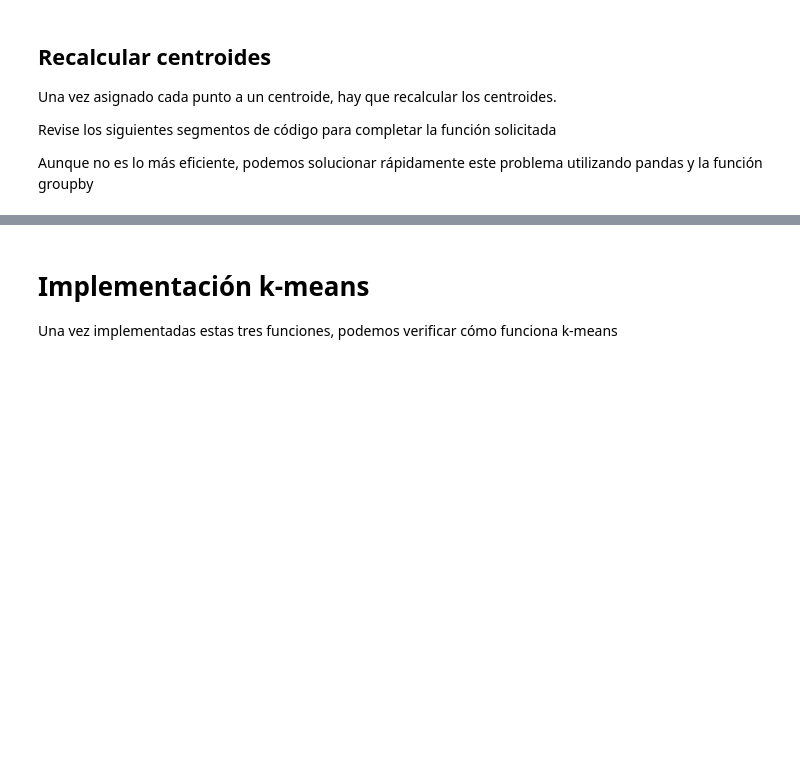
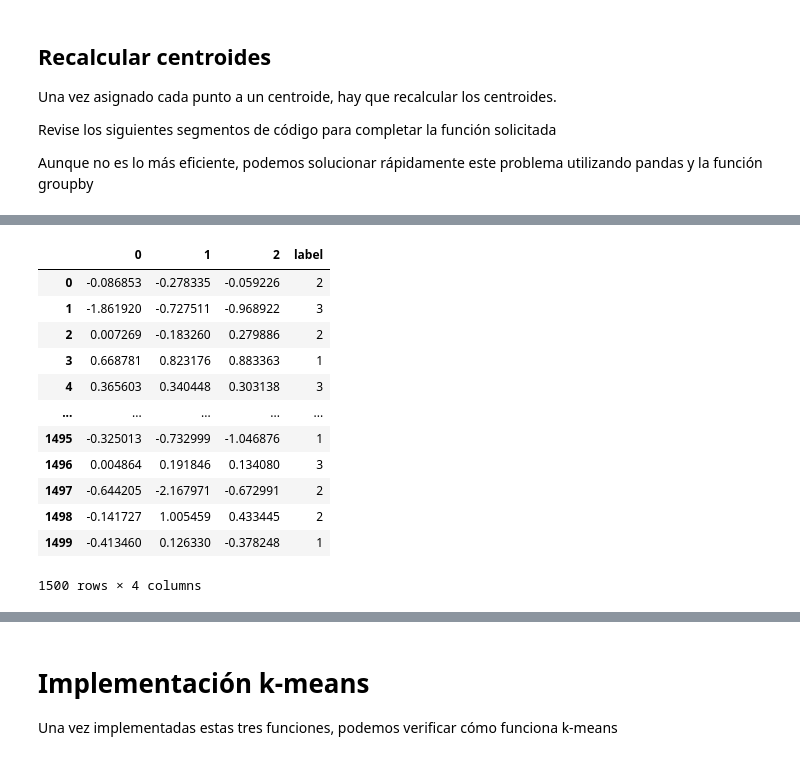
Before and after one commit to dcrovo/ML-Workshops, a Jupyter notebook: Laboratorio 4 - Kmeans/Aprendizaje_de_Máquina_Ejercicio_K_means.ipynb, the cells around one changed output, grey strips where cells are left out. Saved outputs shown, nothing was run; the diff lists cells and outputs as text; code cells hidden in the pictures; blank space fills up the shorter version.

```diff
--- a/Laboratorio 4 - Kmeans/Aprendizaje_de_Máquina_Ejercicio_K_means.ipynb
+++ b/Laboratorio 4 - Kmeans/Aprendizaje_de_Máquina_Ejercicio_K_means.ipynb
@@ -226,5 +257,21 @@ X_pandas
 # %%
 # Asignación aleatoria en 3 labels de los datos
 X_pandas['label']=np.random.randint(1, 4, X_pandas.shape[0])
+# %%
+X_pandas
+# %% [output]
+|  | 0 | 1 | 2 | label |
+| 0 | -0.086853 | -0.278335 | -0.059226 | 2 |
+| 1 | -1.861920 | -0.727511 | -0.968922 | 3 |
+| 2 | 0.007269 | -0.183260 | 0.279886 | 2 |
+| 3 | 0.668781 | 0.823176 | 0.883363 | 1 |
+| 4 | 0.365603 | 0.340448 | 0.303138 | 3 |
+| ... | ... | ... | ... | ... |
+| 1495 | -0.325013 | -0.732999 | -1.046876 | 1 |
+| 1496 | 0.004864 | 0.191846 | 0.134080 | 3 |
+| 1497 | -0.644205 | -2.167971 | -0.672991 | 2 |
+| 1498 | -0.141727 | 1.005459 | 0.433445 | 2 |
+| 1499 | -0.413460 | 0.126330 | -0.378248 | 1 |
+1500 rows × 4 columns
 # %%
 X_pandas.groupby('label').mean()
```
Also changed, not shown: parts of 23 cells of this notebook.
